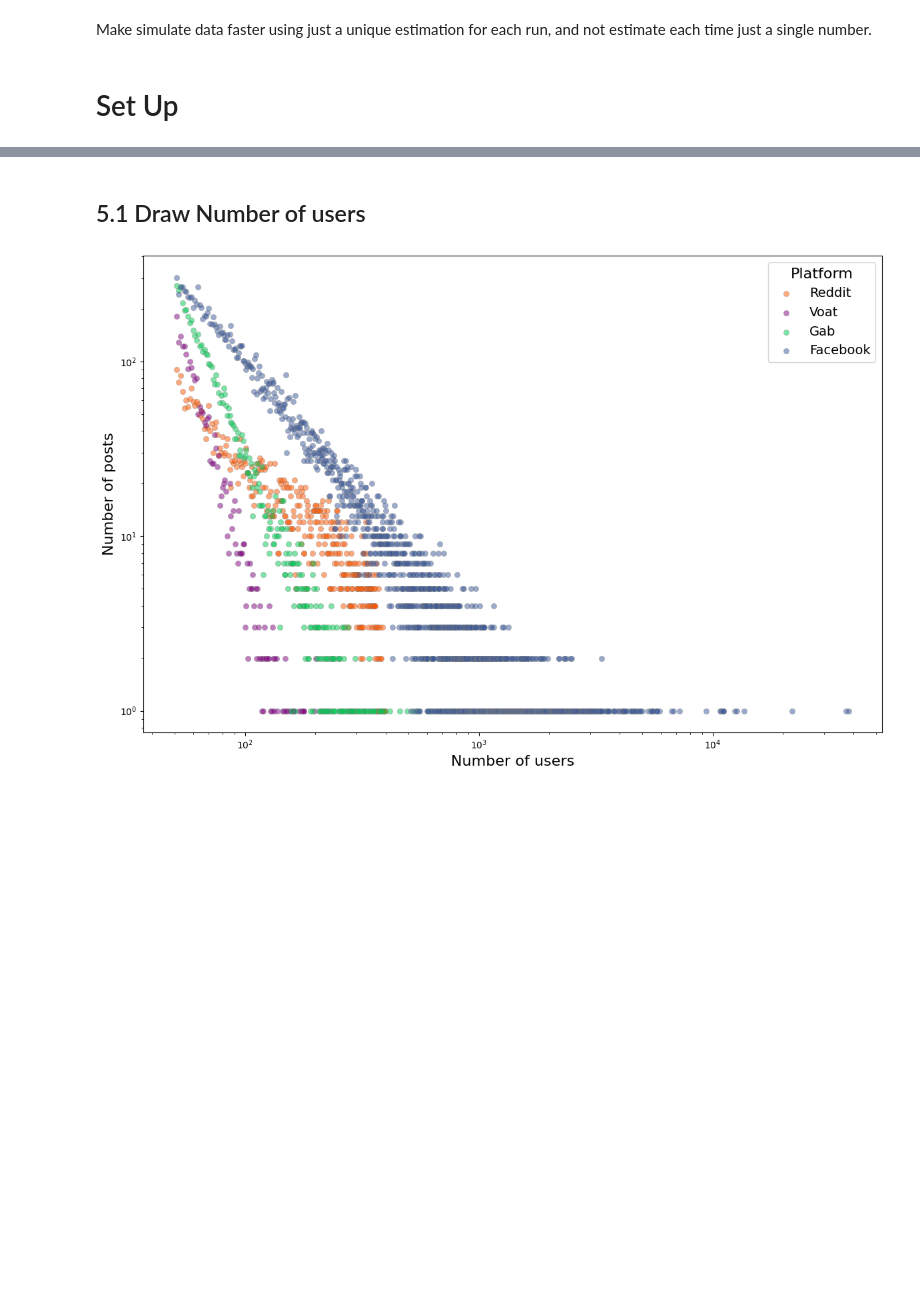
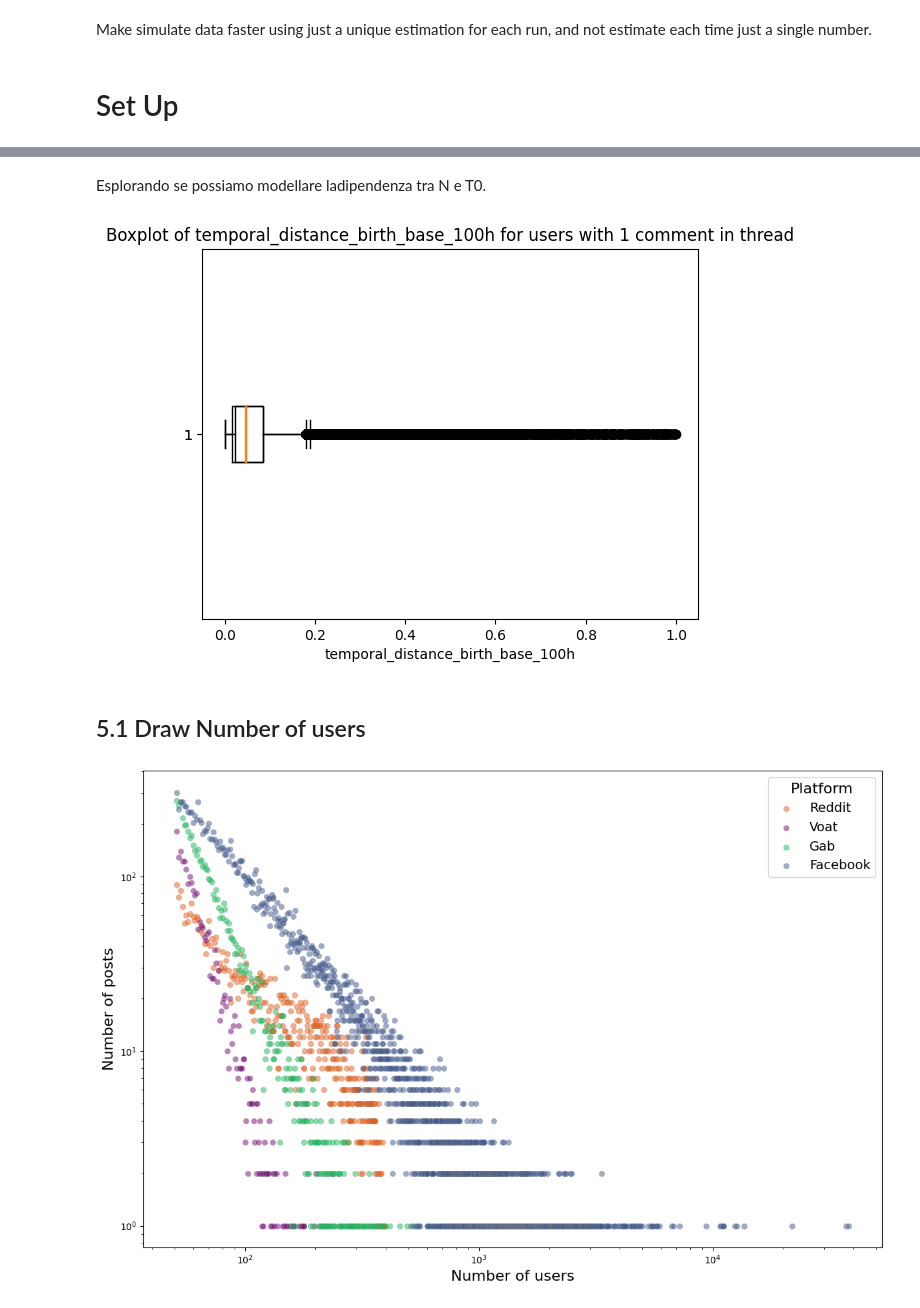
Before and after one commit to jacoponudo/Conversation_dynamics, a Jupyter notebook: src/SYN/Mimic Model.ipynb, the cells around one changed output, grey strips where cells are left out. Cells and saved outputs as stored; diff of their text form; code cells hidden in the pictures; blank space fills up the shorter version.

```diff
--- a/src/SYN/Mimic Model.ipynb
+++ b/src/SYN/Mimic Model.ipynb
@@ -67,6 +67,26 @@ vo=filter_first_h(vo,100)
 
 names = ['Reddit','Voat','Gab','Facebook']
 datas = [rd,vo,gb,fb]
+# %% [markdown]
+Esplorando se possiamo modellare ladipendenza tra N e T0.
+# %%
+
+rd.columns
+
+
+table=rd.groupby('user_id')[['temporal_distance_birth_base_100h','number_of_comments_by_user_in_thread']].min().reset_index()
+# %%
+distribution_1 = table[table['number_of_comments_by_user_in_thread'] == 1]['temporal_distance_birth_base_100h']
+distribution_2= table[table['number_of_comments_by_user_in_thread'] >2 ]['temporal_distance_birth_base_100h']
+
+# Crea il boxplot
+plt.boxplot(distribution_1, vert=False)
+plt.boxplot(distribution_2, vert=False)
+plt.title('Boxplot of temporal_distance_birth_base_100h for users with 1 comment in thread')
+plt.xlabel('temporal_distance_birth_base_100h')
+plt.show()
+# %% [output]
+[figure, added]
 # %% [markdown]
 ## 5.1 Draw Number of users
 # %%
```
Also changed, not shown: parts of 1 cell of this notebook.
